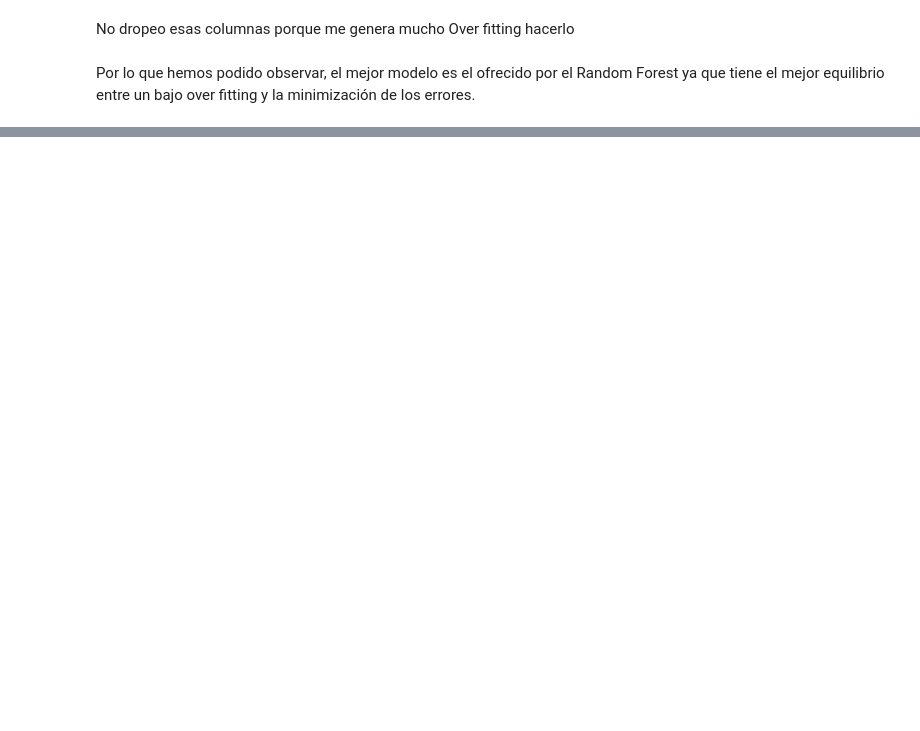
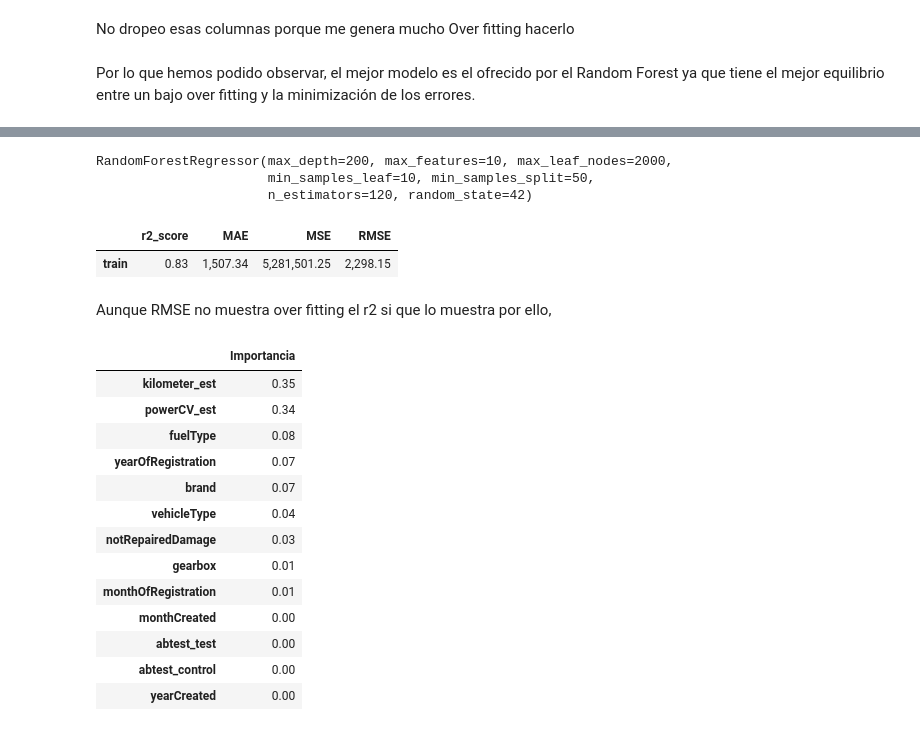
Before and after one commit to jgilsu11/laboratorio-modulo7-leccion01-eda-nulos, a Jupyter notebook: Modelo2/random_forest_modelo3_mejorado_ifo_knn.ipynb, the cells around one changed output, grey strips where cells are left out. Drawn from its saved outputs; the diff is of its cells as text; code cells hidden in the pictures; blank space fills up the shorter version.

```diff
--- a/Modelo2/random_forest_modelo3_mejorado_ifo_knn.ipynb
+++ b/Modelo2/random_forest_modelo3_mejorado_ifo_knn.ipynb
@@ -181,0 +189,25 @@ Por lo que hemos podido observar, el mejor modelo es el ofrecido por el Random F
+# %%
+# Definimos un espacio de parámetros para optimizar
+params_rf = {
+    'n_estimators': [80,100,120],    #número de árboles que queremos que haga
+    'max_features': [4,8,10,13],
+    'max_depth': [200],
+    'min_samples_split': [50],
+    'min_samples_leaf': [10],
+    'max_leaf_nodes': [2000]
+}
+
+modelo_rf= RandomForestRegressor(random_state=42, bootstrap=True)    #bootstrap es para que haga un muestreo con remplazo (hace que dentro de distintos árboles te pueda coger el mismo dato)
+grid_search_rf= GridSearchCV(modelo_rf,
+                             params_rf,
+                             cv=3,
+                             scoring= "neg_mean_squared_error",
+                             n_jobs=-1)
+
+grid_search_rf.fit(x,y["price"].values)   #esta puesto así porque se necesita un array de una dimension
+modelo_final_optimo= grid_search_rf.best_estimator_
+modelo_final_optimo
+# %% [output]
+RandomForestRegressor(max_depth=200, max_features=10, max_leaf_nodes=2000,
+                      min_samples_leaf=10, min_samples_split=50,
+                      n_estimators=120, random_state=42)
@@ -181,0 +216,2 @@ Por lo que hemos podido observar, el mejor modelo es el ofrecido por el Random F
+# %%
+pd.options.display.float_format = "{:,.2f}".format   #para la notación
@@ -181,0 +229,26 @@ Por lo que hemos podido observar, el mejor modelo es el ofrecido por el Random F
+# %%
+df_metricas_rf= metricas
+df_metricas_rf.T
+# %% [output]
+|  | r2_score | MAE | MSE | RMSE |
+| train | 0.83 | 1,507.34 | 5,281,501.25 | 2,298.15 |
+# %% [markdown]
+Aunque RMSE no muestra over fitting el r2 si que lo muestra por ello,
+# %%
+df_importancia=pd.DataFrame(modelo_final_rf.feature_importances_, columns= ["Importancia"], index= x.columns).sort_values(by= "Importancia", ascending=False)
+df_importancia
+# %% [output]
+|  | Importancia |
+| kilometer_est | 0.35 |
+| powerCV_est | 0.34 |
+| fuelType | 0.08 |
+| yearOfRegistration | 0.07 |
+| brand | 0.07 |
+| vehicleType | 0.04 |
+| notRepairedDamage | 0.03 |
+| gearbox | 0.01 |
+| monthOfRegistration | 0.01 |
+| monthCreated | 0.00 |
+| abtest_test | 0.00 |
+| abtest_control | 0.00 |
+| yearCreated | 0.00 |
```
Also changed, not shown: parts of 10 cells of this notebook, 4 other files.
